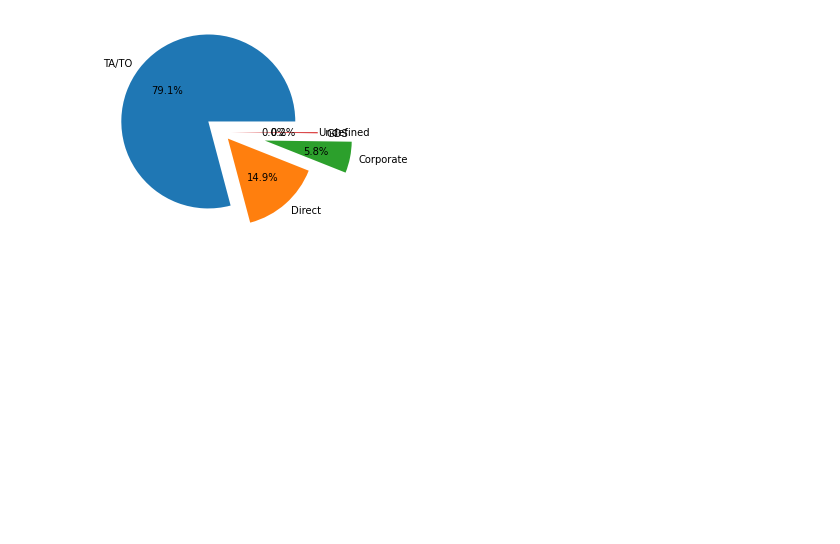
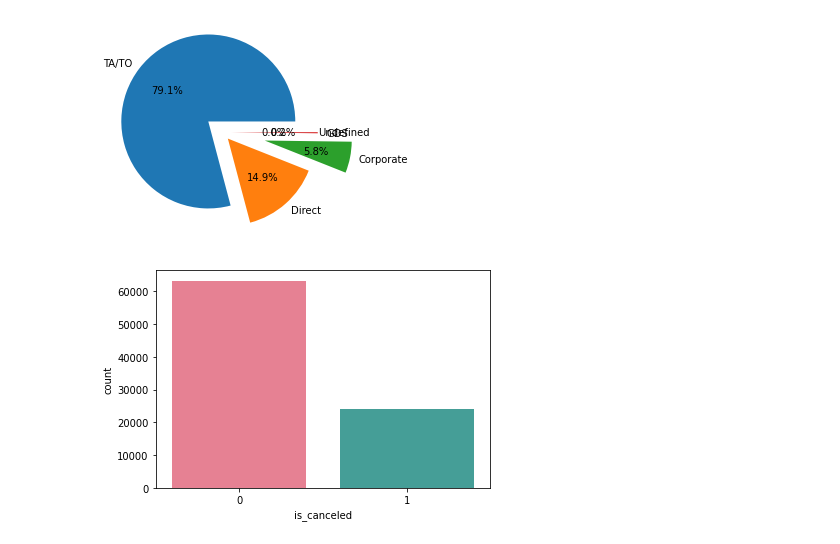
Before and after one commit to Naman2827/hotel-booking-analysis, a Jupyter notebook: Hotel_Booking_Analysis_Capstone_Project.ipynb, the cells around one changed output. Saved outputs shown, nothing was run; the diff lists cells and outputs as text; code cells hidden in the pictures; blank space fills up the shorter version.

```diff
--- a/Hotel_Booking_Analysis_Capstone_Project.ipynb
+++ b/Hotel_Booking_Analysis_Capstone_Project.ipynb
@@ -263,0 +312,6 @@ plt.pie(d_c['value'],explode=[0.2,0.1,0.5,0.1,0.000000006], autopct="%.1f%%",lab
+# %%
+#Cancelled Booking
+sns.countplot(hba['is_canceled'], palette='husl')
+plt.show()
+# %% [output]
+[figure, added]
```
Also changed, not shown: parts of 20 cells of this notebook.
